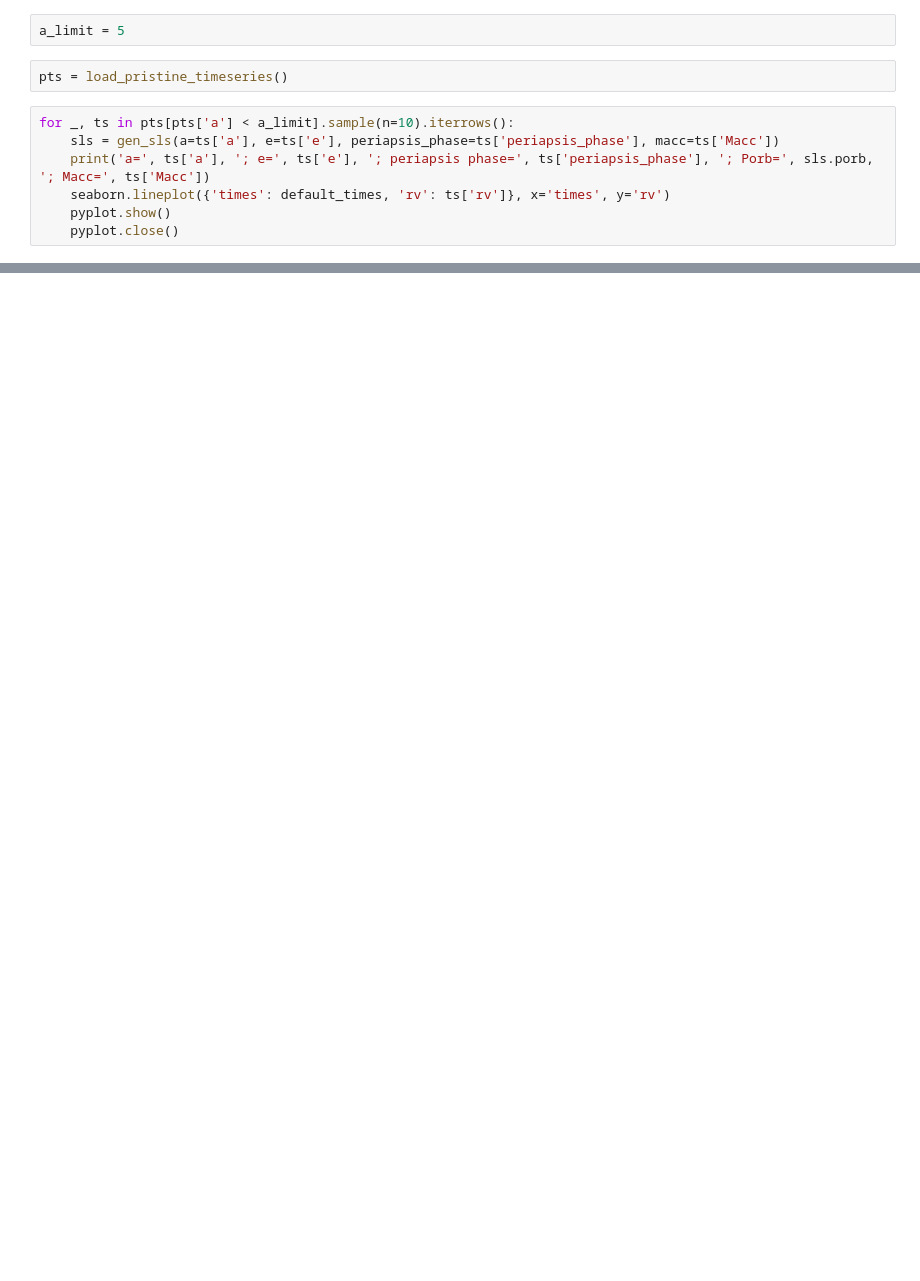
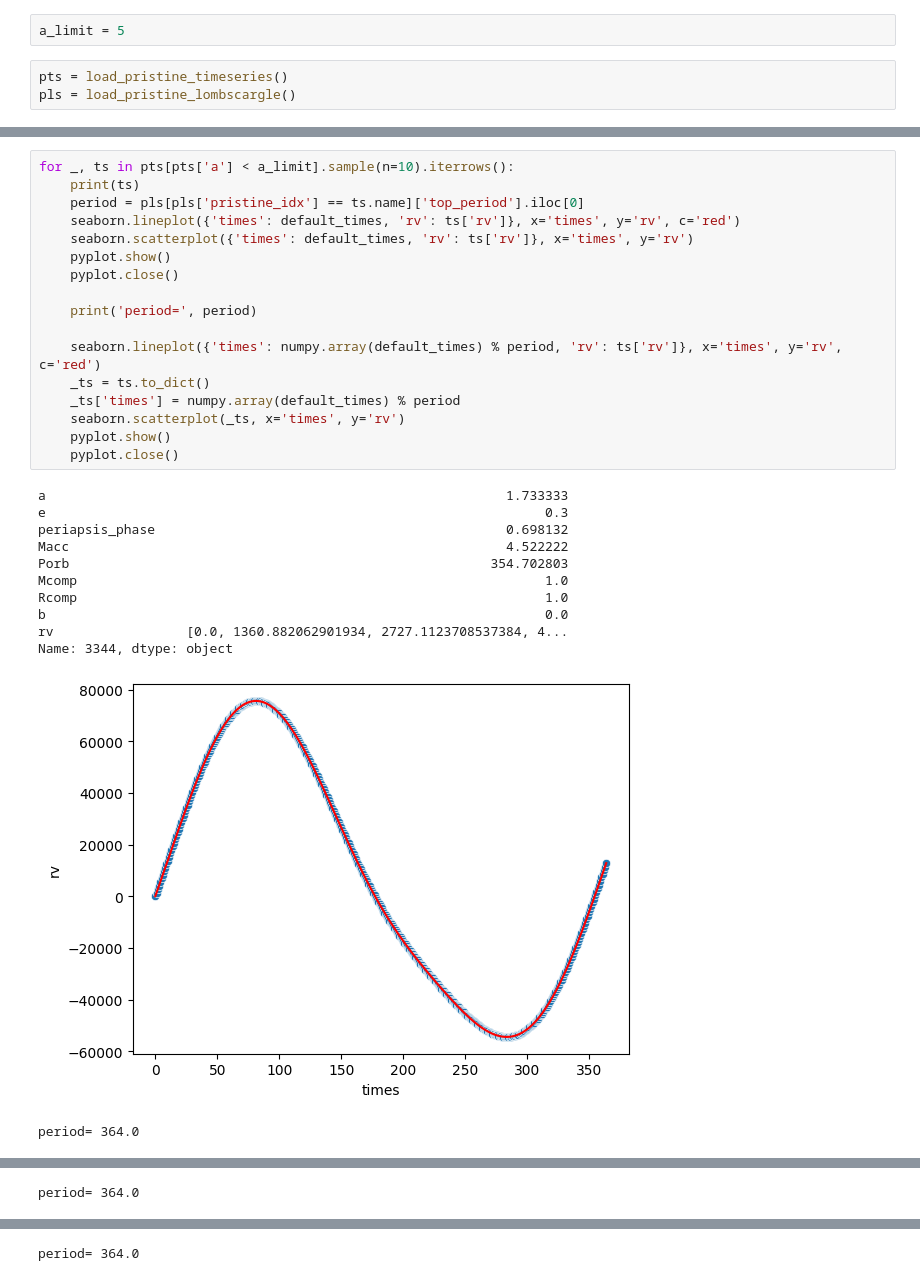
Before and after one commit to adammcmaster/self_lensing_radial_velocity, a Jupyter notebook: src/plot_pristine_timeseries_sample.ipynb, the cells around one changed output, grey strips where cells are left out. Cells and saved outputs as stored; diff of their text form; blank space fills up the shorter version.

```diff
--- a/src/plot_pristine_timeseries_sample.ipynb
+++ b/src/plot_pristine_timeseries_sample.ipynb
@@ -9,10 +10,4 @@ from self_lensing import gen_sls, default_times
 a_limit = 5
 # %%
 pts = load_pristine_timeseries()
+pls = load_pristine_lombscargle()
-# %%
-for _, ts in pts[pts['a'] < a_limit].sample(n=10).iterrows():
-    sls = gen_sls(a=ts['a'], e=ts['e'], periapsis_phase=ts['periapsis_phase'], macc=ts['Macc'])
-    print('a=', ts['a'], '; e=', ts['e'], '; periapsis phase=', ts['periapsis_phase'], '; Porb=', sls.porb, '; Macc=', ts['Macc'])
-    seaborn.lineplot({'times': default_times, 'rv': ts['rv']}, x='times', y='rv')
-    pyplot.show()
-    pyplot.close()
@@ -32,0 +14,30 @@ a= 1.188888888888889 ; e= 0.0 ; periapsis phase= 6.283185307179586 ; Porb= 260.2
+# %%
+for _, ts in pts[pts['a'] < a_limit].sample(n=10).iterrows():
+    print(ts)
+    period = pls[pls['pristine_idx'] == ts.name]['top_period'].iloc[0]
+    seaborn.lineplot({'times': default_times, 'rv': ts['rv']}, x='times', y='rv', c='red')
+    seaborn.scatterplot({'times': default_times, 'rv': ts['rv']}, x='times', y='rv')
+    pyplot.show()
+    pyplot.close()
+
+    print('period=', period)
+
+    seaborn.lineplot({'times': numpy.array(default_times) % period, 'rv': ts['rv']}, x='times', y='rv', c='red')
+    _ts = ts.to_dict()
+    _ts['times'] = numpy.array(default_times) % period
+    seaborn.scatterplot(_ts, x='times', y='rv')
+    pyplot.show()
+    pyplot.close()
+# %% [output]
+a                                                           1.733333
+e                                                                0.3
+periapsis_phase                                             0.698132
+Macc                                                        4.522222
+Porb                                                      354.702803
+Mcomp                                                            1.0
+Rcomp                                                            1.0
+b                                                                0.0
+rv                 [0.0, 1360.882062901934, 2727.1123708537384, 4...
+Name: 3344, dtype: object
+[figure, added]
+period= 364.0
@@ -32,0 +56 @@ a= 1.188888888888889 ; e= 0.0 ; periapsis phase= 6.283185307179586 ; Porb= 260.2
+period= 364.0
@@ -32,0 +69 @@ a= 1.188888888888889 ; e= 0.0 ; periapsis phase= 6.283185307179586 ; Porb= 260.2
+period= 364.0
```
Also changed, not shown: parts of 3 cells of this notebook, 5 other files.
